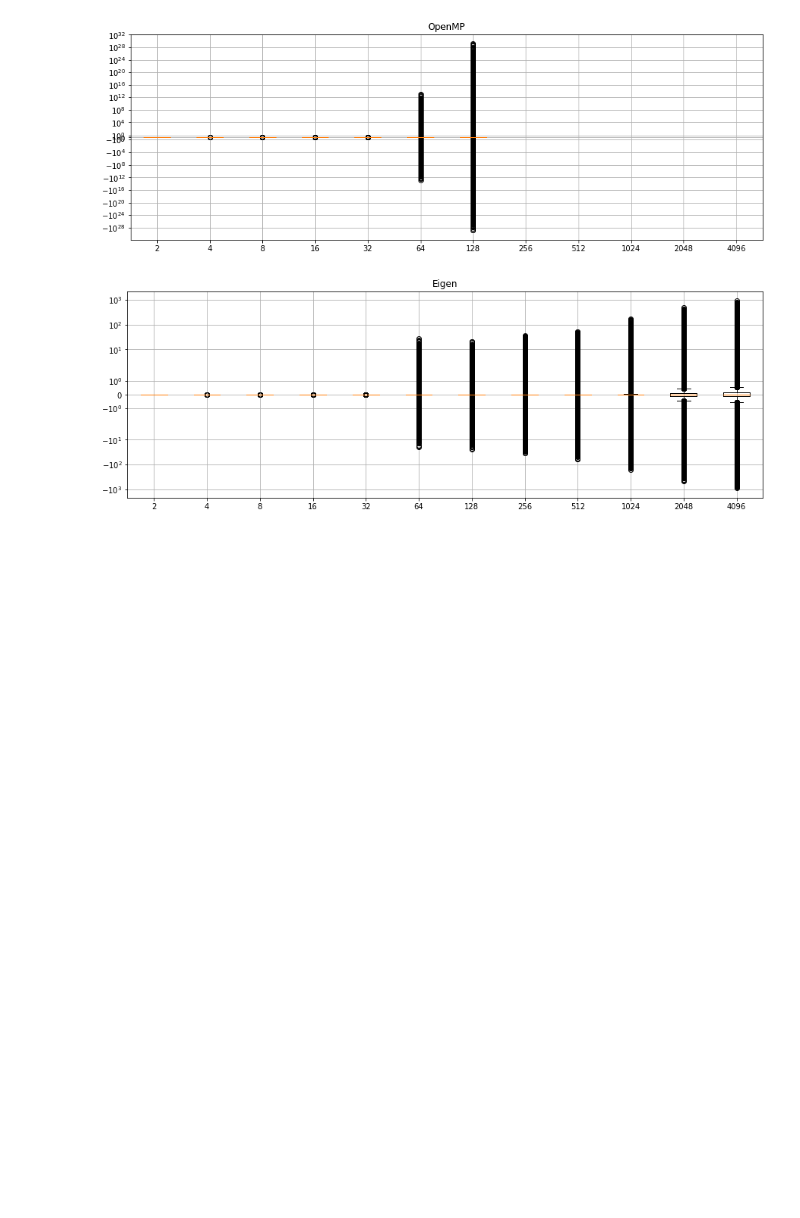
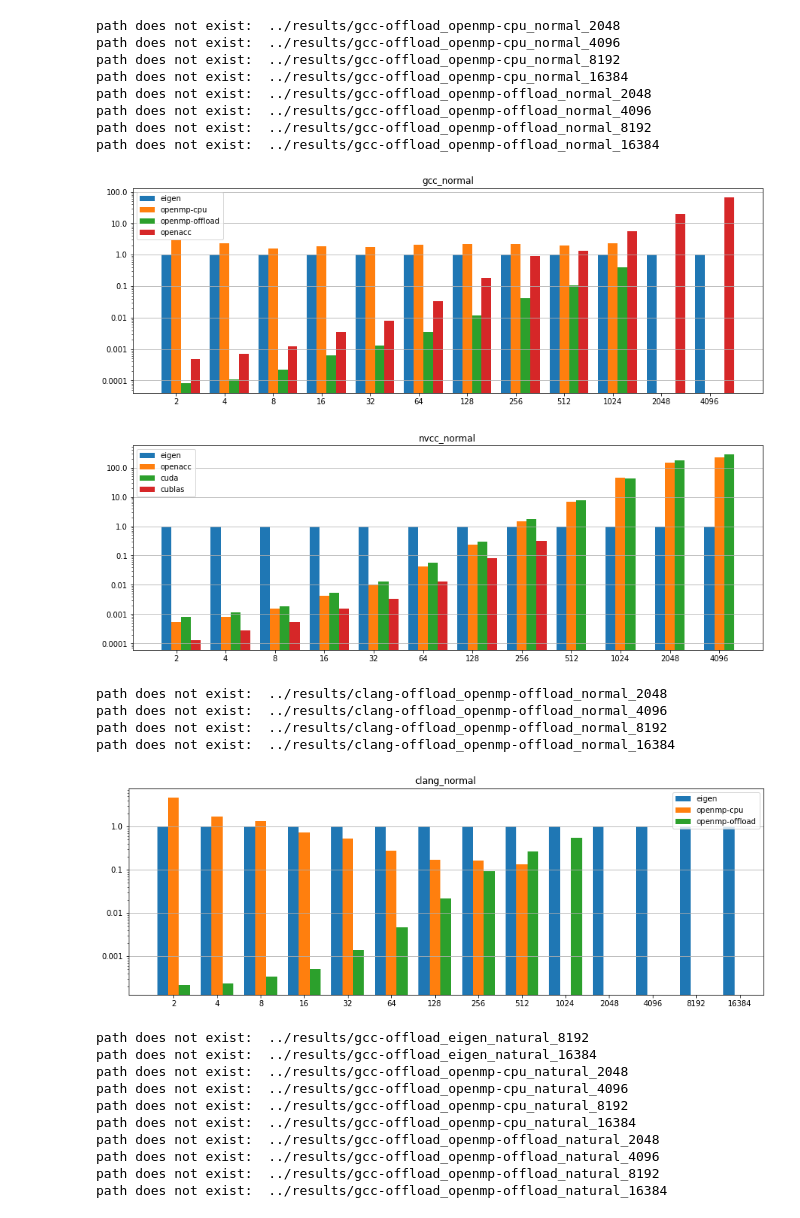
Before and after one commit to DoodleSchrank/matrix_inversion, a Jupyter notebook: Auswertung.ipynb, the cells around one changed output. Cells and saved outputs as stored; diff of their text form; code cells hidden in the pictures; blank space fills up the shorter version.

```diff
--- a/Auswertung.ipynb
+++ b/Auswertung.ipynb
@@ -139,21 +103,0 @@ plt.show()
-# %%
-ax = plt.subplot()
-errs = process_errors("gcc-offload", "openmp-offload", "triangle")
-ax.boxplot(errs)
-ax.grid()
-ax.set_title("OpenMP")
-ax.set_yscale("symlog")
-plt.xticks(range(1, len(sizes) + 1), sizes)
-plt.show()
-
-ax = plt.subplot()
-errs = process_errors("gcc-offload", "eigen", "triangle")
-ax.boxplot(errs)
-ax.grid()
-ax.set_title("Eigen")
-ax.set_yscale("symlog")
-plt.xticks(range(1, len(sizes) + 1), sizes)
-plt.show()
-# %% [output]
-[figure, removed]
-[figure, removed]
@@ -159,0 +156,49 @@ plt.show()
+# %%
+for dbl in [0, 1]:
+    for typ in types:
+        data = []
+
+        ext = "-dbl" if dbl else ""
+
+        for alg in algorithms_gcc:
+            data.append([process_timings("gcc-offload", alg, typ, dbl), alg])
+        data.append([process_timings("gcc-offload-acc", "openacc", typ, dbl), "openacc"])
+        base = data.pop(0)
+        plot_speedup(base, data, "gcc" + ext + "_" + typ)
+
+        data = []
+        for alg in algorithms_nvcc:
+            data.append([process_timings("nvcc-offload", alg, typ, dbl), alg])
+        plot_speedup(base, data, "nvcc" + ext + "_" + typ)
+
+        data = []
+        for alg in algorithms_gcc:
+            data.append([process_timings("clang-offload", alg, typ, dbl), alg])
+        base = data.pop(0)
+        plot_speedup(base, data, "clang" + ext + "_" + typ)
+# %% [output]
+path does not exist:  ../results/gcc-offload_openmp-cpu_normal_2048
+path does not exist:  ../results/gcc-offload_openmp-cpu_normal_4096
+path does not exist:  ../results/gcc-offload_openmp-cpu_normal_8192
+path does not exist:  ../results/gcc-offload_openmp-cpu_normal_16384
+path does not exist:  ../results/gcc-offload_openmp-offload_normal_2048
+path does not exist:  ../results/gcc-offload_openmp-offload_normal_4096
+path does not exist:  ../results/gcc-offload_openmp-offload_normal_8192
+path does not exist:  ../results/gcc-offload_openmp-offload_normal_16384
+[figure, added]
+[figure, added]
+path does not exist:  ../results/clang-offload_openmp-offload_normal_2048
+path does not exist:  ../results/clang-offload_openmp-offload_normal_4096
+path does not exist:  ../results/clang-offload_openmp-offload_normal_8192
+path does not exist:  ../results/clang-offload_openmp-offload_normal_16384
+[figure, added]
+path does not exist:  ../results/gcc-offload_eigen_natural_8192
+path does not exist:  ../results/gcc-offload_eigen_natural_16384
+path does not exist:  ../results/gcc-offload_openmp-cpu_natural_2048
+path does not exist:  ../results/gcc-offload_openmp-cpu_natural_4096
+path does not exist:  ../results/gcc-offload_openmp-cpu_natural_8192
+path does not exist:  ../results/gcc-offload_openmp-cpu_natural_16384
+path does not exist:  ../results/gcc-offload_openmp-offload_natural_2048
+path does not exist:  ../results/gcc-offload_openmp-offload_natural_4096
+path does not exist:  ../results/gcc-offload_openmp-offload_natural_8192
+path does not exist:  ../results/gcc-offload_openmp-offload_natural_16384
```
Also changed, not shown: parts of 14 cells of this notebook, 6 other files.
